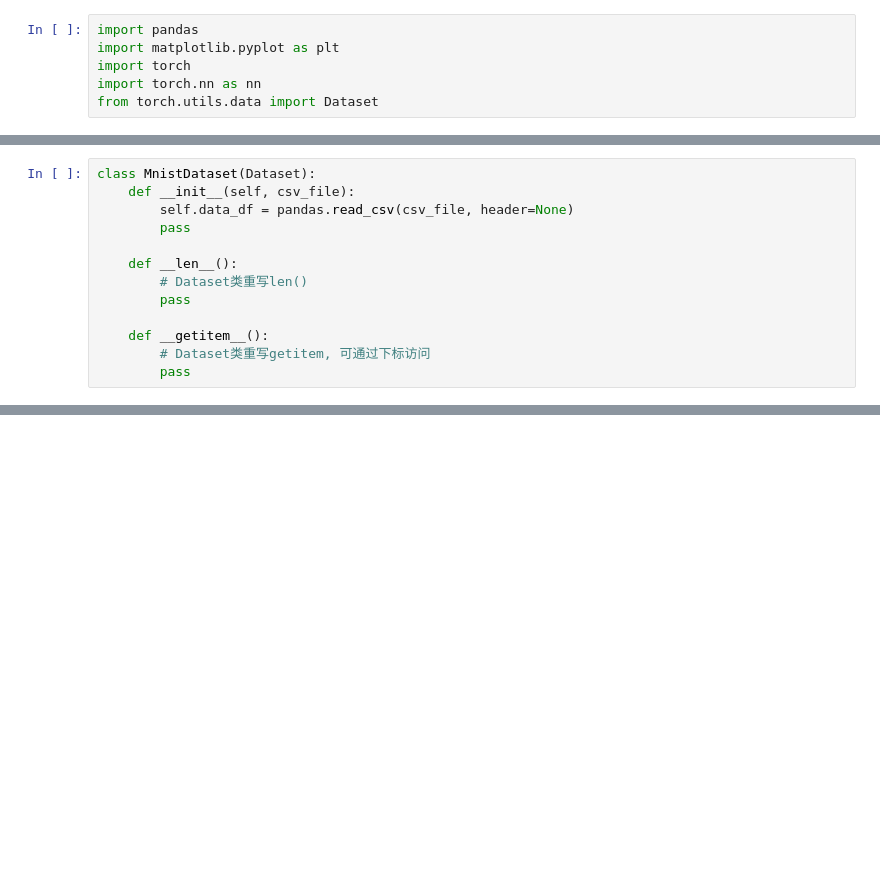
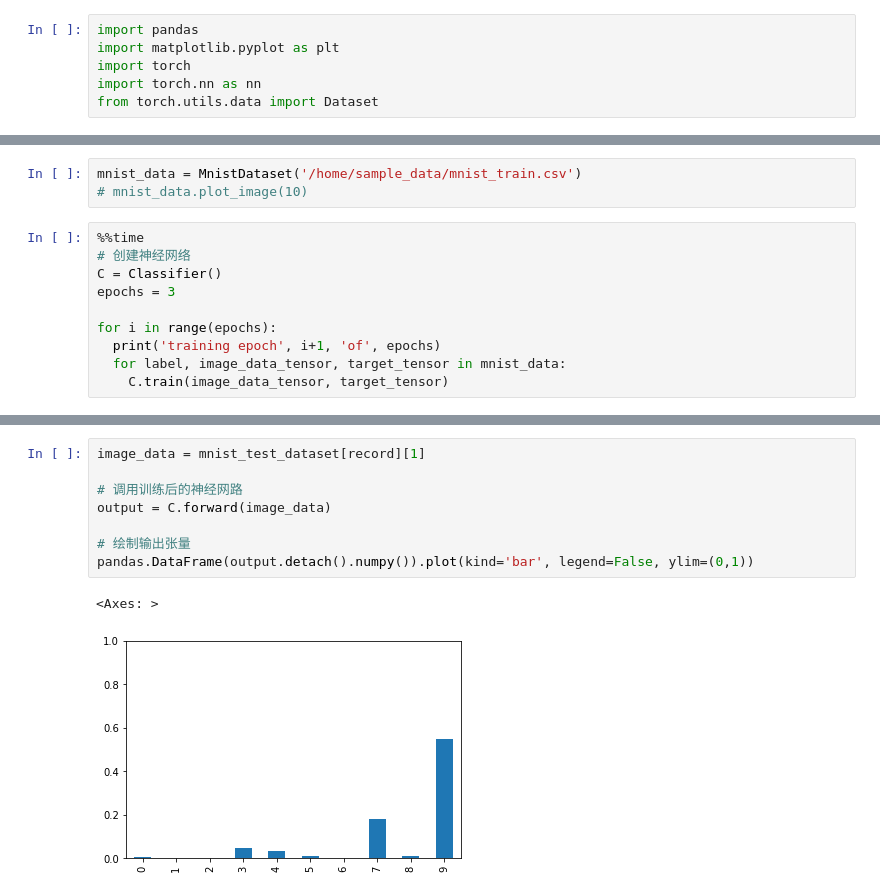
Before and after one commit to JumperWacky/cycleGAN, a Jupyter notebook: mnist_rec.ipynb, the cells around one changed output, grey strips where cells are left out. Cells and saved outputs as stored; diff of their text form; blank space fills up the shorter version.

```diff
--- a/mnist_rec.ipynb
+++ b/mnist_rec.ipynb
@@ -78,13 +81,0 @@ SyntaxError: incomplete input (787938450.py, line 50)
-# %%
-class MnistDataset(Dataset):
-    def __init__(self, csv_file):
-        self.data_df = pandas.read_csv(csv_file, header=None)
-        pass
-
-    def __len__():
-        # Dataset类重写len()
-        pass
-
-    def __getitem__():
-        # Dataset类重写getitem, 可通过下标访问
-        pass
@@ -90,0 +109,13 @@ class MnistDataset(Dataset):
+# %%
+mnist_data = MnistDataset('/home/sample_data/mnist_train.csv')
+# mnist_data.plot_image(10)
+# %%
+%%time
+# 创建神经网络
+C = Classifier()
+epochs = 3
+
+for i in range(epochs):
+  print('training epoch', i+1, 'of', epochs)
+  for label, image_data_tensor, target_tensor in mnist_data:
+    C.train(image_data_tensor, target_tensor)
@@ -90,0 +143,11 @@ class MnistDataset(Dataset):
+# %%
+image_data = mnist_test_dataset[record][1]
+
+# 调用训练后的神经网路
+output = C.forward(image_data)
+
+# 绘制输出张量
+pandas.DataFrame(output.detach().numpy()).plot(kind='bar', legend=False, ylim=(0,1))
+# %% [output]
+<Axes: >
+[figure, added]
```
Also changed, not shown: parts of 7 cells of this notebook.
